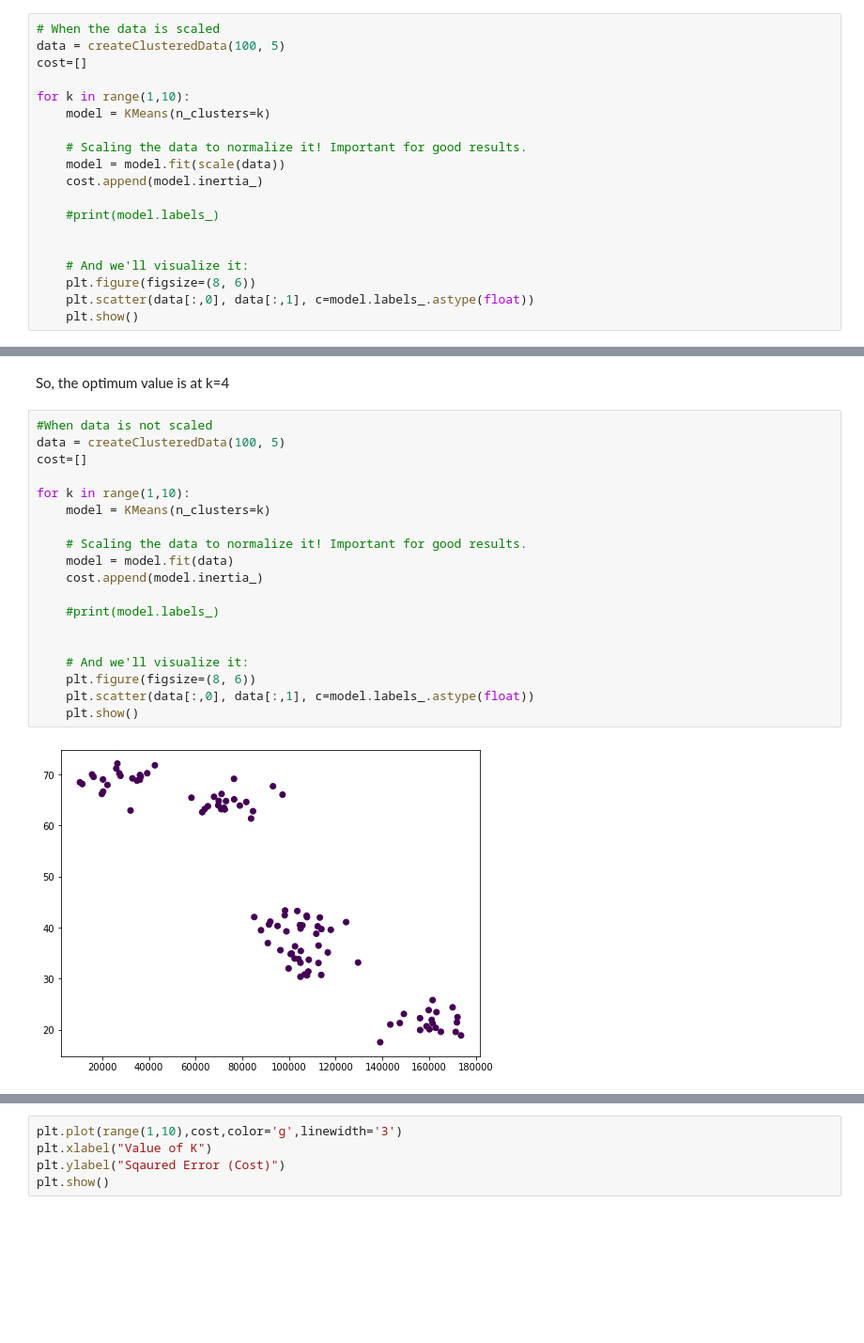
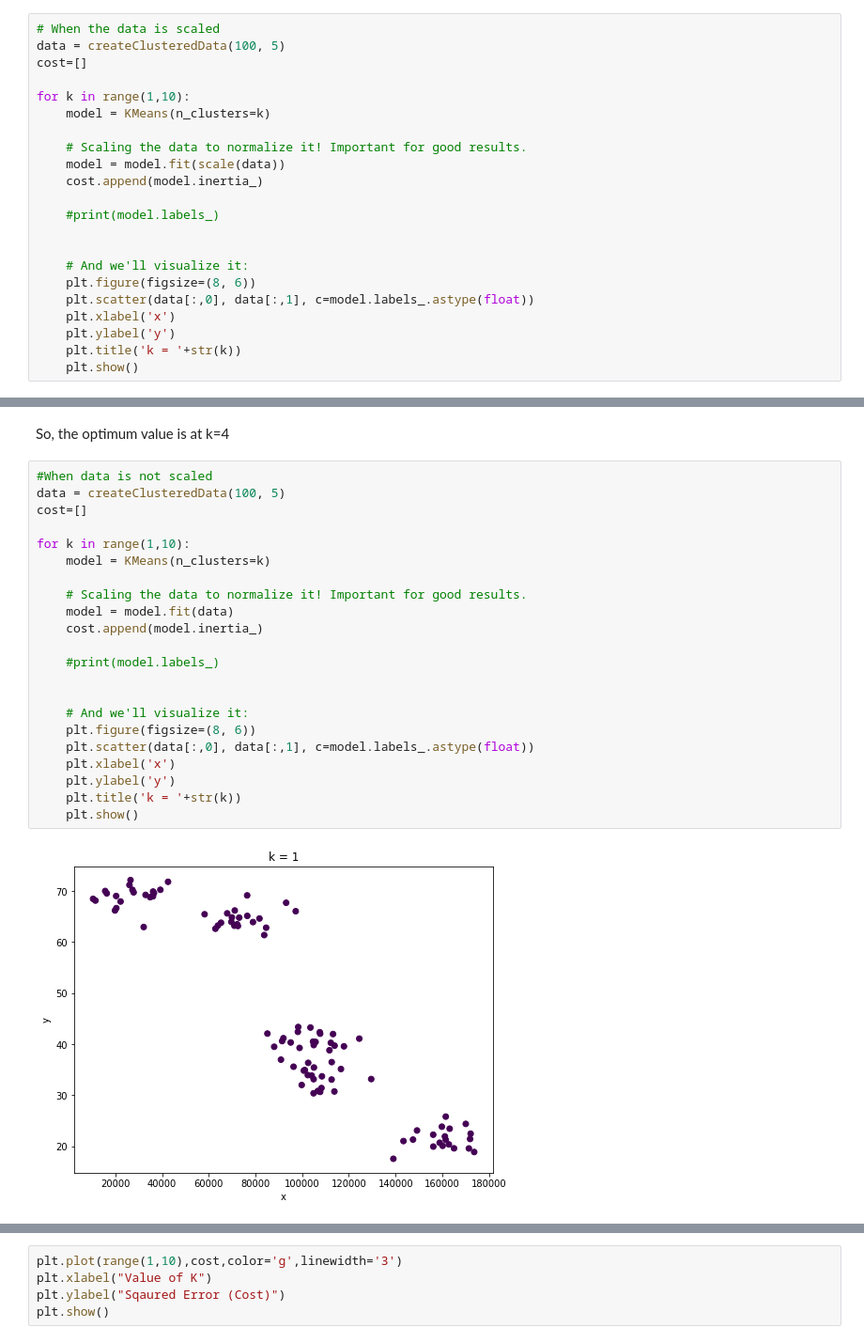
Before and after one commit to shag527/Machine-Learning, a Jupyter notebook: Machine Learning/KMeans Clustering.ipynb, the cells around one changed output, grey strips where cells are left out. Shown: that part at 94% size. Cells and saved outputs as stored; diff of their text form; blank space fills up the shorter version.

```diff
--- a/Machine Learning/KMeans Clustering.ipynb
+++ b/Machine Learning/KMeans Clustering.ipynb
@@ -40,5 +40,8 @@ for k in range(1,10):
     # And we'll visualize it:
     plt.figure(figsize=(8, 6))
     plt.scatter(data[:,0], data[:,1], c=model.labels_.astype(float))
+    plt.xlabel('x')
+    plt.ylabel('y')
+    plt.title('k = '+str(k))
     plt.show()
 # %% [output]
@@ -63,21 +66,24 @@ So, the optimum value is at k=4
 # %%
 #When data is not scaled
 data = createClusteredData(100, 5)
 cost=[]
 
 for k in range(1,10):
     model = KMeans(n_clusters=k)
 
     # Scaling the data to normalize it! Important for good results.
     model = model.fit(data)
     cost.append(model.inertia_)
 
     #print(model.labels_)
 
 
     # And we'll visualize it:
     plt.figure(figsize=(8, 6))
     plt.scatter(data[:,0], data[:,1], c=model.labels_.astype(float))
+    plt.xlabel('x')
+    plt.ylabel('y')
+    plt.title('k = '+str(k))
     plt.show()
 # %% [output]
-[figure, old version]
+[figure, new version]
```
Also changed, not shown: parts of 2 cells of this notebook.
